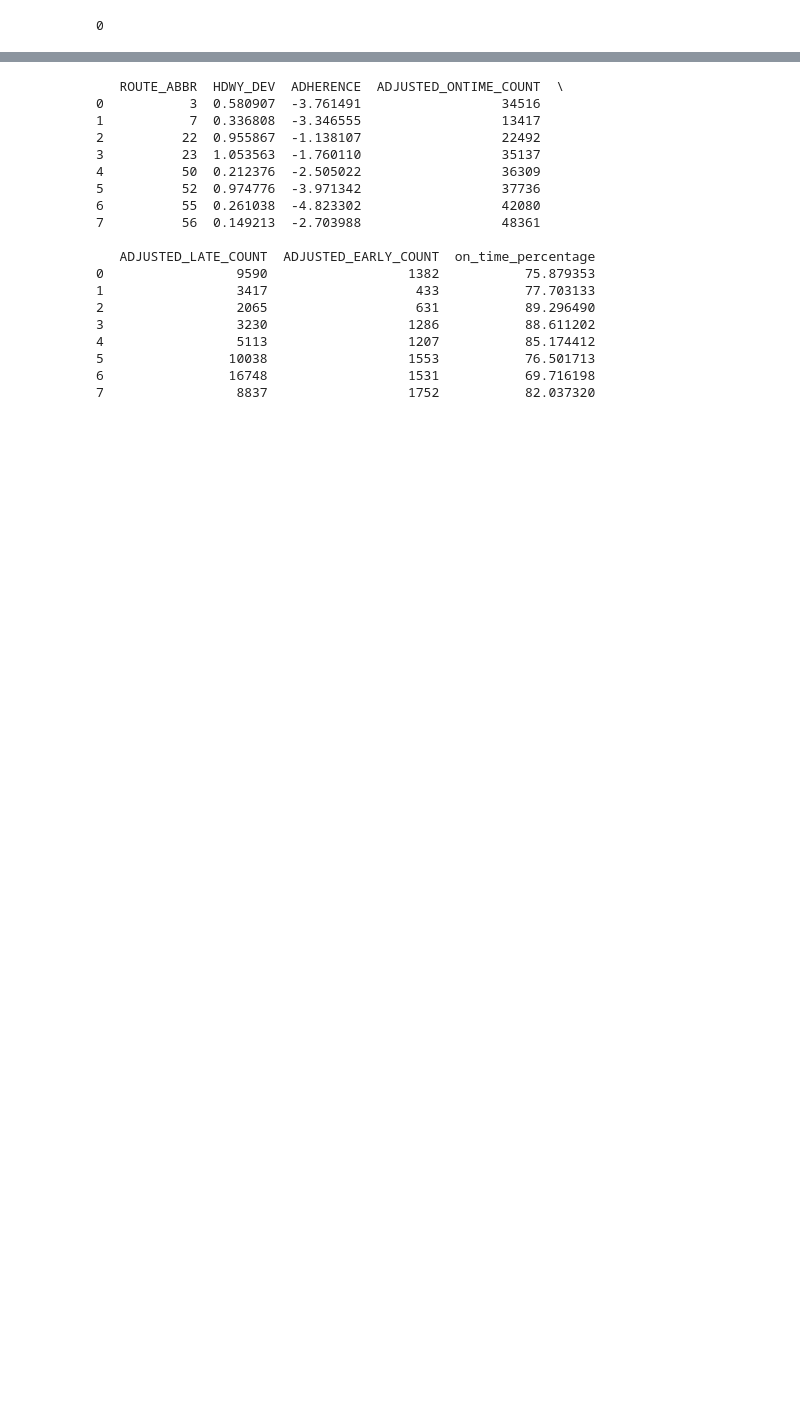
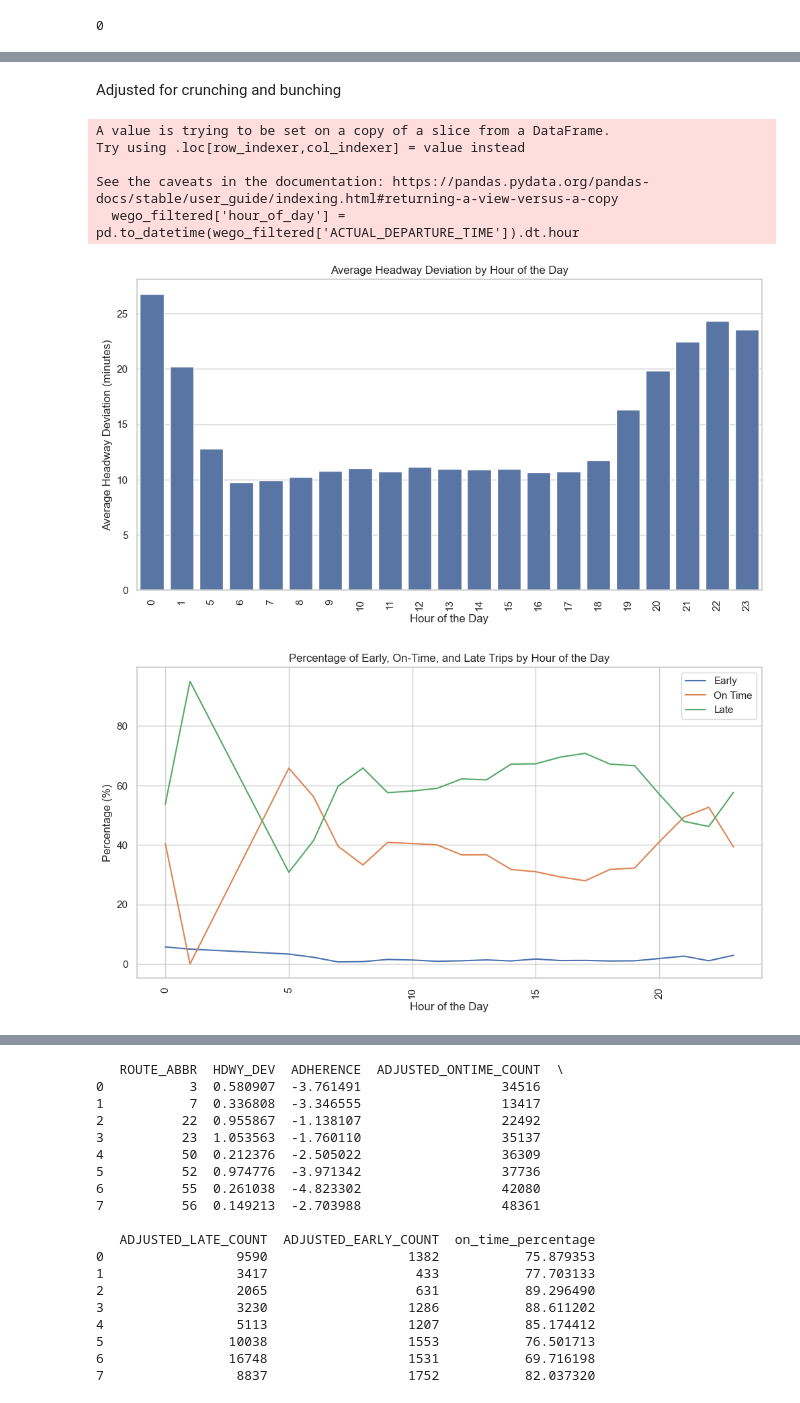
Before and after one commit to NSS-Data-Analytics-Cohort-12/wego-python-da12-python-spice-lattes, a Jupyter notebook: notebooks/WeGo Data Proj.ipynb, the cells around one changed output, grey strips where cells are left out. Saved outputs shown, nothing was run; the diff lists cells and outputs as text; code cells hidden in the pictures; blank space fills up the shorter version.

```diff
--- a/notebooks/WeGo Data Proj.ipynb
+++ b/notebooks/WeGo Data Proj.ipynb
@@ -434,0 +421,70 @@ Passing `palette` without assigning `hue` is deprecated and will be removed in v
+# %% [markdown]
+Adjusted for crunching and bunching
+# %%
+# Step 1: Calculate headway deviation percentage
+wego['HDWY_DEV_PERCENT'] = wego['HDWY_DEV'] / wego['SCHEDULED_HDWY'] * 100
+
+# Step 2: Classify headway deviation into categories: Bunching (negative) or Gapping (positive)
+wego['BUNCHING_OR_GAPPING'] = wego['HDWY_DEV'].apply(lambda x: 'Bunching' if x < 0 else 'Gapping')
+
+# Step 3: Filter for headway deviation within the acceptable range (50% to 150% of scheduled headway)
+wego_filtered = wego[(wego['HDWY_DEV_PERCENT'] >= 50) & (wego['HDWY_DEV_PERCENT'] <= 150)]
+
+# Step 4: Extract hour from 'ACTUAL_DEPARTURE_TIME' and group by hour of the day
+wego_filtered['hour_of_day'] = pd.to_datetime(wego_filtered['ACTUAL_DEPARTURE_TIME']).dt.hour
+
+# Group by hour of the day and calculate necessary metrics
+hourly_grouped = wego_filtered.groupby('hour_of_day').agg({
+    'HDWY_DEV': 'mean',
+    'ADHERENCE': 'mean',
+    'ADJUSTED_EARLY_COUNT': 'sum',
+    'ADJUSTED_ONTIME_COUNT': 'sum',
+    'ADJUSTED_LATE_COUNT': 'sum'
+}).reset_index()
+
+# Step 5: Calculate total counts for each hour (to get percentages)
+hourly_grouped['total_count'] = (hourly_grouped['ADJUSTED_EARLY_COUNT'] +
+                                 hourly_grouped['ADJUSTED_ONTIME_COUNT'] +
+                                 hourly_grouped['ADJUSTED_LATE_COUNT'])
+
+# Calculate percentage of early, on-time, and late trips
+hourly_grouped['early_percentage'] = (hourly_grouped['ADJUSTED_EARLY_COUNT'] /
+                                      hourly_grouped['total_count']) * 100
+hourly_grouped['ontime_percentage'] = (hourly_grouped['ADJUSTED_ONTIME_COUNT'] /
+                                       hourly_grouped['total_count']) * 100
+hourly_grouped['late_percentage'] = (hourly_grouped['ADJUSTED_LATE_COUNT'] /
+                                     hourly_grouped['total_count']) * 100
+
+# Step 6: Plot the results
+
+# Set the plot style
+sns.set(style='whitegrid')
+
+# Create a bar plot for the average headway deviation by hour of the day
+plt.figure(figsize=(12, 6))
+sns.barplot(x='hour_of_day', y='HDWY_DEV', data=hourly_grouped)
+plt.title('Average Headway Deviation by Hour of the Day')
+plt.xlabel('Hour of the Day')
+plt.ylabel('Average Headway Deviation (minutes)')
+plt.xticks(rotation=90)
+plt.show()
+
+# Optional: You can also plot the early, on-time, and late percentages
+plt.figure(figsize=(12, 6))
+sns.lineplot(x='hour_of_day', y='early_percentage', data=hourly_grouped, label='Early')
+sns.lineplot(x='hour_of_day', y='ontime_percentage', data=hourly_grouped, label='On Time')
+sns.lineplot(x='hour_of_day', y='late_percentage', data=hourly_grouped, label='Late')
+plt.title('Percentage of Early, On-Time, and Late Trips by Hour of the Day')
+plt.xlabel('Hour of the Day')
+plt.ylabel('Percentage (%)')
+plt.xticks(rotation=90)
+plt.legend()
+plt.show()
+# %% [output]
+A value is trying to be set on a copy of a slice from a DataFrame.
+Try using .loc[row_indexer,col_indexer] = value instead
+
+See the caveats in the documentation: https://pandas.pydata.org/pandas-docs/stable/user_guide/indexing.html#returning-a-view-versus-a-copy
+  wego_filtered['hour_of_day'] = pd.to_datetime(wego_filtered['ACTUAL_DEPARTURE_TIME']).dt.hour
+[figure, added]
+[figure, added]
```
Also changed, not shown: parts of 15 cells of this notebook.
